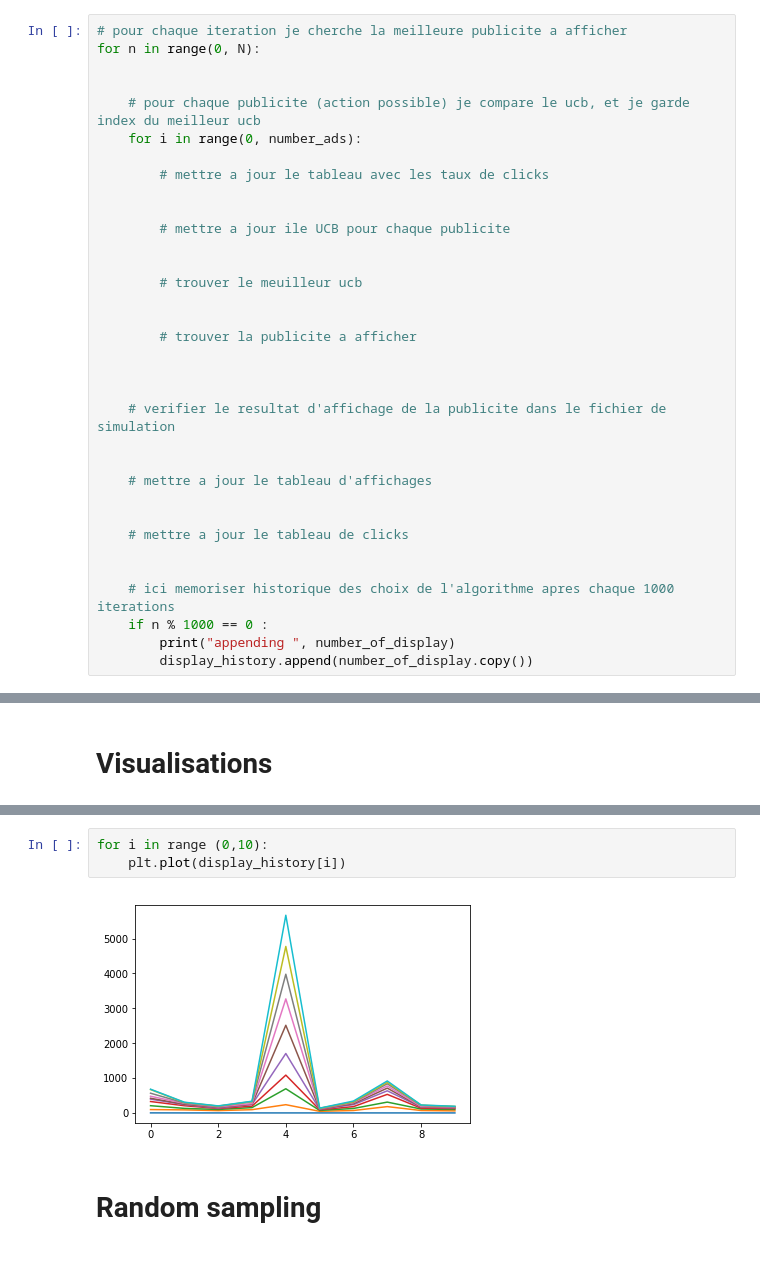
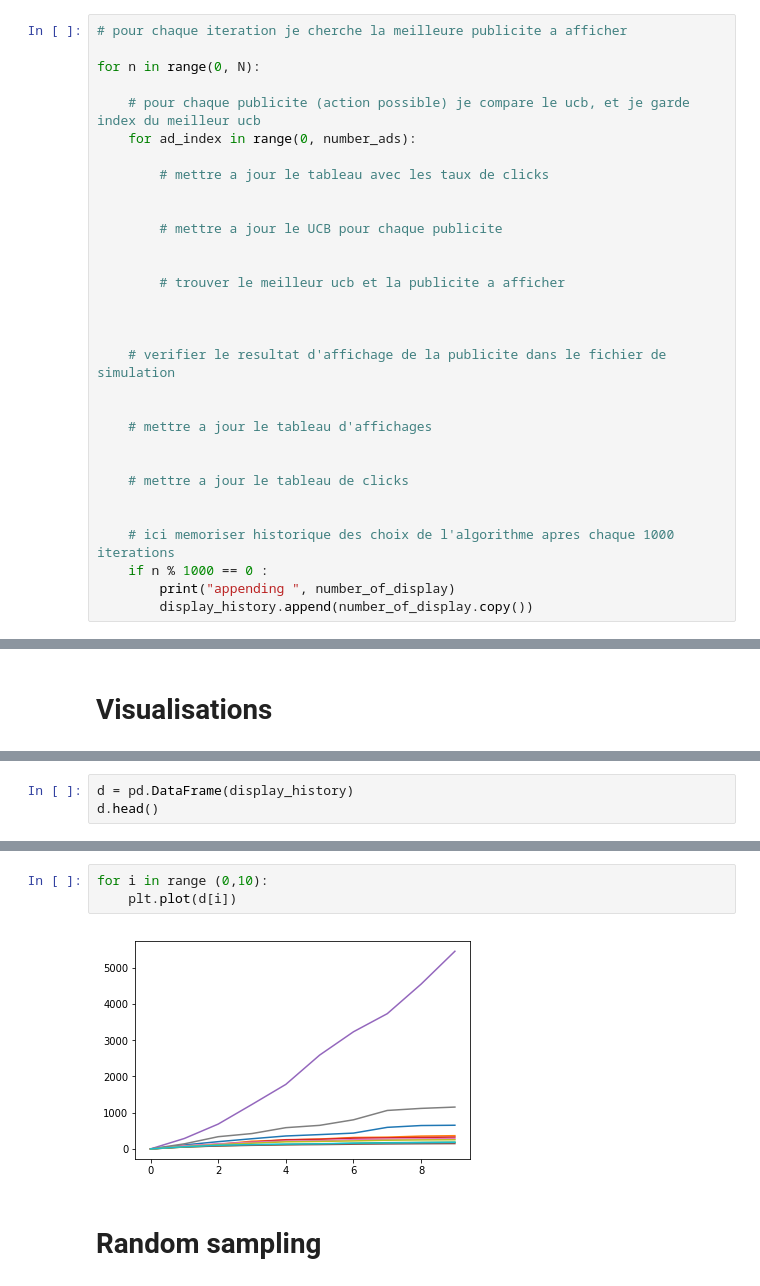
Before and after one commit to 42-AI/workshops_ml_2018, a Jupyter notebook: Semaine-9/exerciceUCB-Sujet.ipynb, the cells around one changed output, grey strips where cells are left out. Cells and saved outputs as stored; diff of their text form.

```diff
--- a/Semaine-9/exerciceUCB-Sujet.ipynb
+++ b/Semaine-9/exerciceUCB-Sujet.ipynb
@@ -67,21 +67,18 @@ Ceci va permettre d'enregistrer l'historique de modification de comportement de
 # %%
 # pour chaque iteration je cherche la meilleure publicite a afficher
+
 for n in range(0, N):
 
-
     # pour chaque publicite (action possible) je compare le ucb, et je garde index du meilleur ucb
-    for i in range(0, number_ads):
+    for ad_index in range(0, number_ads):
 
         # mettre a jour le tableau avec les taux de clicks
 
 
-        # mettre a jour ile UCB pour chaque publicite
+        # mettre a jour le UCB pour chaque publicite
 
 
-        # trouver le meuilleur ucb
-
-
-        # trouver la publicite a afficher
+        # trouver le meilleur ucb et la publicite a afficher
 
 
 
@@ -170,0 +167,3 @@ display_history
+# %%
+d = pd.DataFrame(display_history)
+d.head()
@@ -171,8 +177,8 @@ display_history
 # %%
 for i in range (0,10):
-    plt.plot(display_history[i])
+    plt.plot(d[i])
 # %% [output]
-[figure, old version]
+[figure, new version]
 # %% [markdown]
 # Random sampling
 # %% [markdown]
```
Also changed, not shown: parts of 27 cells of this notebook.
